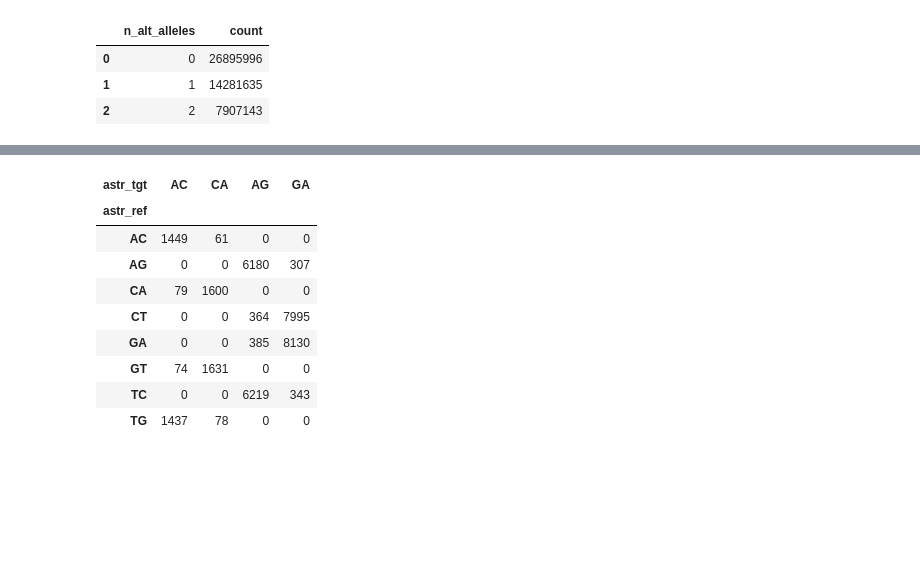
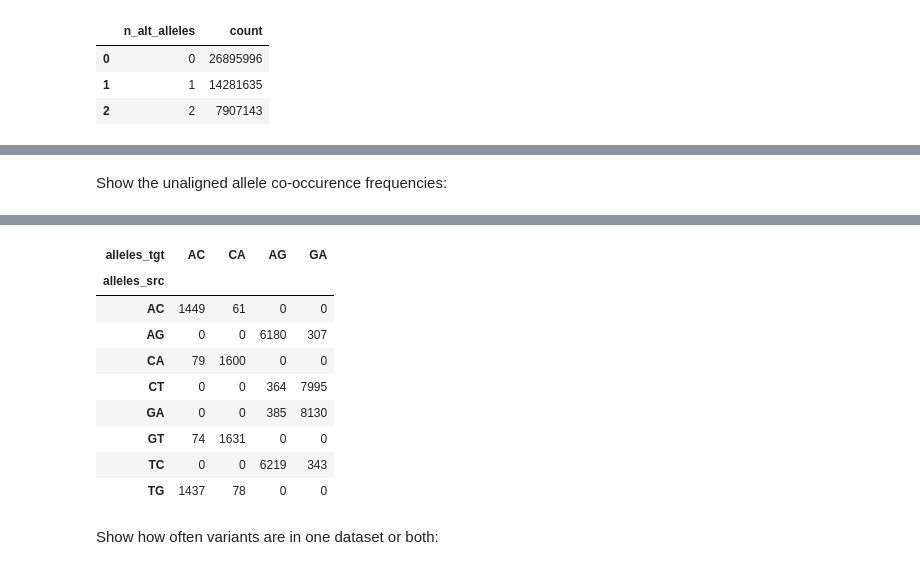
Before and after one commit to related-sciences/gwas-analysis, a Jupyter notebook: notebooks/organism/canine/cg-hail-03.ipynb, the cells around one changed output, grey strips where cells are left out. Saved outputs shown, nothing was run; the diff lists cells and outputs as text; code cells hidden in the pictures; blank space fills up the shorter version.

```diff
--- a/notebooks/organism/canine/cg-hail-03.ipynb
+++ b/notebooks/organism/canine/cg-hail-03.ipynb
@@ -30,7 +37,7 @@ LOGGING: writing to /home/eczech/repos/gwas-analysis/notebooks/organism/canine/h
 %%capture
 hl.ReferenceGenome(**load_reference_genome(REF_GENOME_FILE))
 # %%
-mt_ref = hl.read_matrix_table(osp.join(WORK_DIR, REF_QC_RES_FILE + '.mt'))
+mt_ref = hl.read_matrix_table(osp.join(WORK_DIR, REF_QC_02_FILE + '.mt'))
 mt_ref.count()
 # %% [output]
 (36395, 1350)
@@ -94,0 +81,40 @@ mt_tgt.aggregate_rows(hl.agg.counter(hl.delimit(hl.sorted(hl.array([mt_tgt.allel
+# %%
+def get_variant_orientation(mt_src, mt_tgt):
+    """Join variants by locus in two datasets and categorize call status based on allele orientation
+
+    See https://privefl.github.io/bigsnpr/reference/snp_match.html for a reference implementation
+    including similar functionality
+    """
+
+    # Select only locus (as key) and alleles from a table
+    def prep(ht, typ):
+        c = 'alleles_' + typ
+        ht = ht.key_by('locus').select('alleles').rename({'alleles': c})
+        ht = ht.annotate(**{c: hl.delimit(ht[c], '')})
+        return ht
+
+    # Join dataset rows (i.e. variants)
+    ht = prep(mt_src.rows(), 'src')\
+        .join(prep(mt_tgt.rows(), 'tgt'), how='outer')
+
+    # Determine what the orientation of the variants is with respect to the "src" dataset
+    # (i.e. this value implies what needs to be done to the alleles/calls to align with "tgt")
+    ht = ht.annotate(
+        orientation=hl.case()
+        .when(ht.alleles_src == ht.alleles_tgt, 'same') # AC = AC
+        .when(ht.alleles_src == ht.alleles_tgt.reverse(), 'order_flip') # AC = CA
+        .when(ht.alleles_src == hl.reverse_complement(ht.alleles_tgt).reverse(), 'strand_flip') # AC = TG
+        .when(ht.alleles_src == hl.reverse_complement(ht.alleles_tgt), 'order_flip+strand_flip') # AC = GT
+        .or_missing()
+    )
+    ht = ht.annotate(
+        status=hl.case()
+        .when(hl.is_defined(ht.orientation), 'in_both')
+        .when(hl.is_defined(ht.alleles_tgt), 'only_tgt')
+        .when(hl.is_defined(ht.alleles_src), 'only_src')
+        .or_missing()
+    )
+    return ht
+
+ht = get_variant_orientation(mt_ref, mt_tgt)
+ht.describe()
@@ -95,3 +135,5 @@ mt_tgt.aggregate_rows(hl.agg.counter(hl.delimit(hl.sorted(hl.array([mt_tgt.allel
+# %% [markdown]
+Show the unaligned allele co-occurence frequencies:
 # %%
-ht.to_pandas().groupby(['astr_ref', 'astr_tgt']).size().unstack().fillna(0).astype(int)
+ht.to_pandas().groupby(['alleles_src', 'alleles_tgt']).size().unstack().fillna(0).astype(int)
 # %% [output]
@@ -99,5 +141,5 @@ ht.to_pandas().groupby(['astr_ref', 'astr_tgt']).size().unstack().fillna(0).asty
-| astr_tgt | AC | CA | AG | GA |
-| astr_ref |  |  |  |  |
+| alleles_tgt | AC | CA | AG | GA |
+| alleles_src |  |  |  |  |
 | AC | 1449 | 61 | 0 | 0 |
 | AG | 0 | 0 | 6180 | 307 |
 | CA | 79 | 1600 | 0 | 0 |
@@ -106,3 +148,5 @@ ht.to_pandas().groupby(['astr_ref', 'astr_tgt']).size().unstack().fillna(0).asty
 | GT | 74 | 1631 | 0 | 0 |
 | TC | 0 | 0 | 6219 | 343 |
 | TG | 1437 | 78 | 0 | 0 |
+# %% [markdown]
+Show how often variants are in one dataset or both:
```
Also changed, not shown: parts of 26 cells of this notebook, 7 other files.
